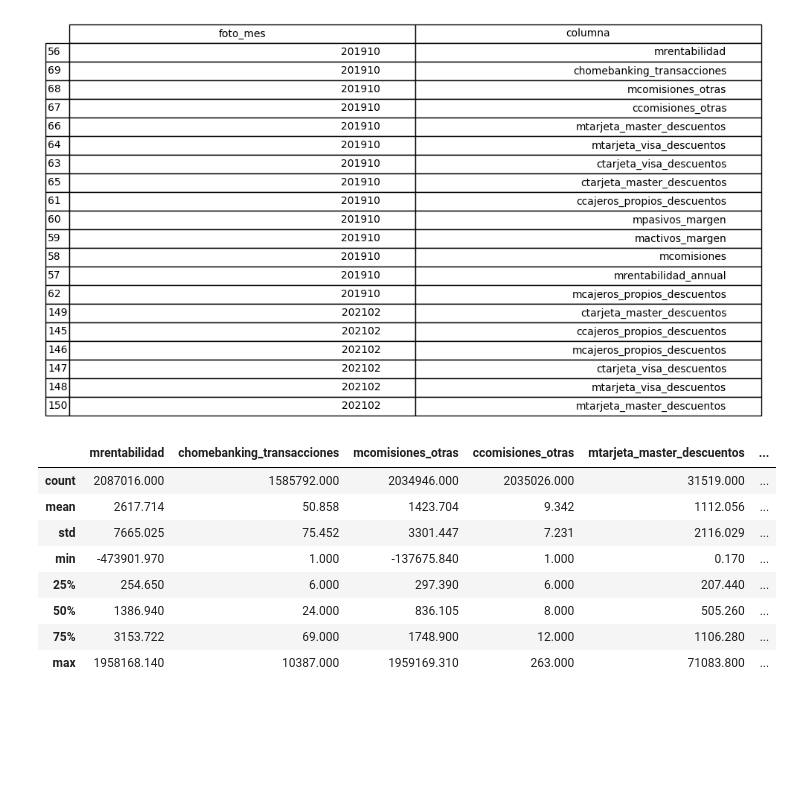
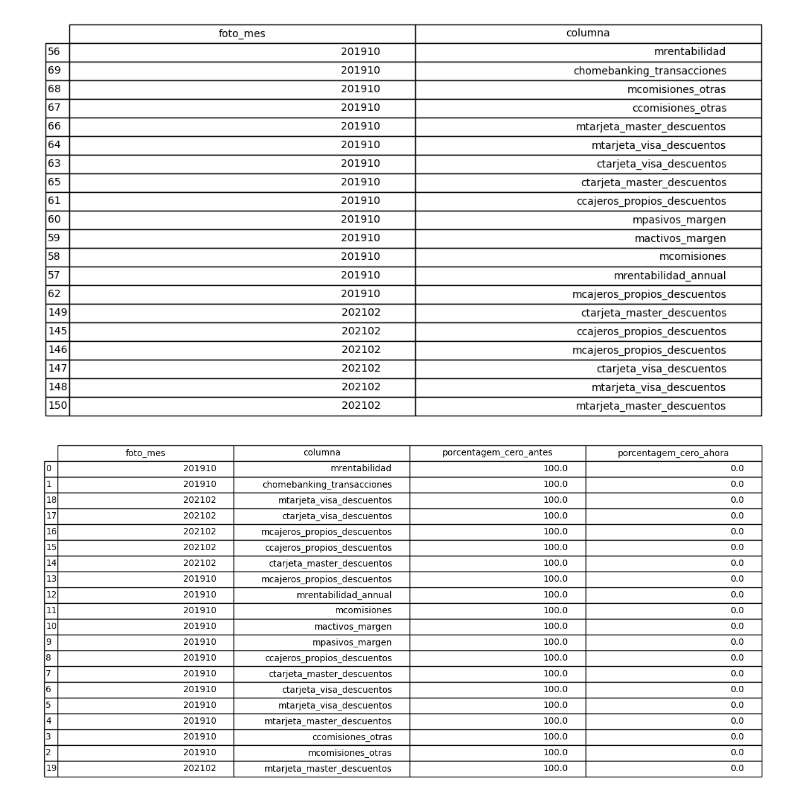
Before and after one commit to maiconfialho/dmeyf2023, a Jupyter notebook: kaggle3_final/catrastrophe_analysis.ipynb, the cells around one changed output. Cells and saved outputs as stored; diff of their text form; code cells hidden in the pictures; blank space fills up the shorter version.

```diff
--- a/kaggle3_final/catrastrophe_analysis.ipynb
+++ b/kaggle3_final/catrastrophe_analysis.ipynb
@@ -10,7 +10,7 @@ import statsmodels.api as sm
 
 pd.set_option('display.float_format', lambda x: '%.3f' % x)
 # %%
-dataset_original =  pd.read_csv("./datos/competencia_03.csv.gz")
+dataset_original =  pd.read_csv("./competencia_03.csv.gz")
 # %%
 #dataset = dataset_original.copy()
 meses_usar = [201906, 201907, 201908, 201909, 201910, 201911, 201912, 202001, 202012, 202101, 202102, 202103, 202106, 202107, 202109]
@@ -157,6 +138,29 @@ plt.savefig('tabela_exportada.png', bbox_inches='tight', pad_inches=0.1)
 plt.show()
 # %% [output]
 [figure]
+# %%
+df_roto_pos_input_na = dataset_lightgbm.copy()
+#df_roto_pos_input_media.set_index('foto_mes', inplace=True)
+df_roto_pos_input_na = ((df_roto_pos_input_na == 0).groupby('foto_mes').mean() * 100).round(2)
+df_roto_pos_input_na = df_roto_pos_input_na.stack().reset_index()
+df_roto_pos_input_na.columns = ['foto_mes', 'columna', 'porcentagem_cero_antes']
+df_roto_pos_input_na = pd.merge(df_roto_cero, df_roto_pos_input_na, on=['foto_mes', 'columna'], how='left')
+df_roto_pos_input_na.columns = ['foto_mes', 'columna', 'porcentagem_cero_antes', 'porcentagem_cero_ahora']
+df_roto_pos_input_na.sort_values(by=['porcentagem_cero_ahora'], inplace=True, ascending=False)
+# %%
+fig, ax = plt.subplots(figsize=(8, 6))
+
+ax.axis('off')
+tabla = table(ax, df_roto_pos_input_na, loc='center', colWidths=[0.3] * len(df_roto_pos_input_na.columns))
+
+tabla.auto_set_font_size(False)
+tabla.set_fontsize(10)
+tabla.scale(1.5, 1.5)
+
+plt.savefig('Resumen estadistico.png', bbox_inches='tight', pad_inches=0.1)
+plt.show()
+# %% [output]
+[figure, added]
 # %%
 #dataset_imputar[columnas_imputar].mean()
 #dataset_imputar.sort_values(by=['numero_de_cliente', 'foto_mes'], inplace=True)
@@ -173,15 +177,3 @@ plt.show()
 # %%
 #dataset_inputado_media_cliente[columnas_imputar] = dataset_inputado_media_cliente[columnas_imputar].fillna(0)
 #dataset_inputado_mediana_cliente[columnas_imputar] = dataset_inputado_mediana_cliente[columnas_imputar].fillna(0)
-# %%
-dataset[columnas_imputar].describe()
-# %% [output]
-|  | mrentabilidad | chomebanking_transacciones | mcomisiones_otras | ccomisiones_otras | mtarjeta_master_descuentos | ... |
-| count | 2087016.000 | 1585792.000 | 2034946.000 | 2035026.000 | 31519.000 | ... |
-| mean | 2617.714 | 50.858 | 1423.704 | 9.342 | 1112.056 | ... |
-| std | 7665.025 | 75.452 | 3301.447 | 7.231 | 2116.029 | ... |
-| min | -473901.970 | 1.000 | -137675.840 | 1.000 | 0.170 | ... |
-| 25% | 254.650 | 6.000 | 297.390 | 6.000 | 207.440 | ... |
-| 50% | 1386.940 | 24.000 | 836.105 | 8.000 | 505.260 | ... |
-| 75% | 3153.722 | 69.000 | 1748.900 | 12.000 | 1106.280 | ... |
-| max | 1958168.140 | 10387.000 | 1959169.310 | 263.000 | 71083.800 | ... |
```
Also changed, not shown: parts of 5 cells of this notebook, 6 other files.
